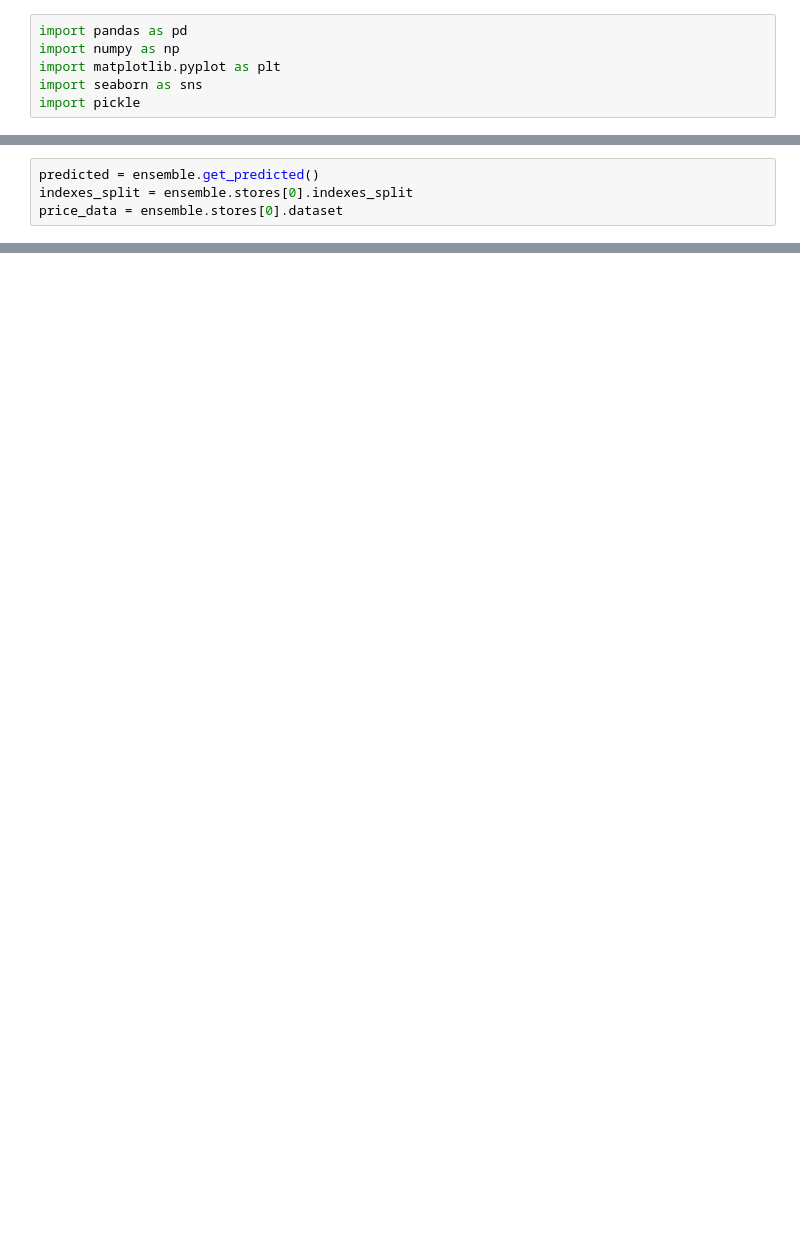
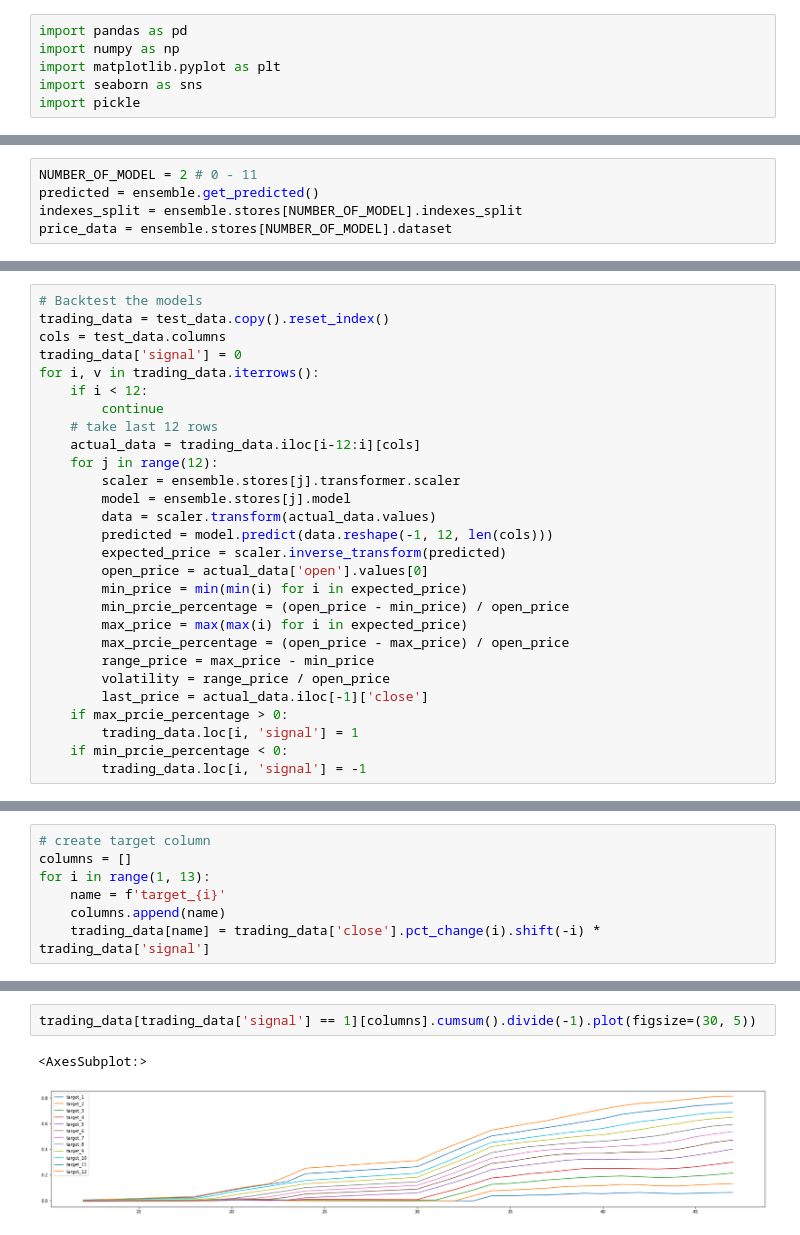
Before and after one commit to sergio12S/quant-AI, a Jupyter notebook: analyse_rnn.ipynb, the cells around one changed output, grey strips where cells are left out. Cells and saved outputs as stored; diff of their text form; blank space fills up the shorter version.

Commit message:
extract signal from deep learnig model RNN

```diff
--- a/analyse_rnn.ipynb
+++ b/analyse_rnn.ipynb
@@ -17,8 +17,9 @@ Skipping registering GPU devices...
 To enable them in other operations, rebuild TensorFlow with the appropriate compiler flags.
 # %%
+NUMBER_OF_MODEL = 2 # 0 - 11
 predicted = ensemble.get_predicted()
-indexes_split = ensemble.stores[0].indexes_split
-price_data = ensemble.stores[0].dataset
+indexes_split = ensemble.stores[NUMBER_OF_MODEL].indexes_split
+price_data = ensemble.stores[NUMBER_OF_MODEL].dataset
 # %%
 train_data = price_data[price_data.index.isin(indexes_split[0])]
 test_data = price_data[price_data.index.isin(indexes_split[1])]
@@ -42,0 +70,28 @@ fig.show()
+# %%
+# Backtest the models
+trading_data = test_data.copy().reset_index()
+cols = test_data.columns
+trading_data['signal'] = 0
+for i, v in trading_data.iterrows():
+    if i < 12:
+        continue
+    # take last 12 rows
+    actual_data = trading_data.iloc[i-12:i][cols]
+    for j in range(12):
+        scaler = ensemble.stores[j].transformer.scaler
+        model = ensemble.stores[j].model
+        data = scaler.transform(actual_data.values)
+        predicted = model.predict(data.reshape(-1, 12, len(cols)))
+        expected_price = scaler.inverse_transform(predicted)
+        open_price = actual_data['open'].values[0]
+        min_price = min(min(i) for i in expected_price)
+        min_prcie_percentage = (open_price - min_price) / open_price
+        max_price = max(max(i) for i in expected_price)
+        max_prcie_percentage = (open_price - max_price) / open_price
+        range_price = max_price - min_price
+        volatility = range_price / open_price
+        last_price = actual_data.iloc[-1]['close']
+    if max_prcie_percentage > 0:
+        trading_data.loc[i, 'signal'] = 1
+    if min_prcie_percentage < 0:
+        trading_data.loc[i, 'signal'] = -1
@@ -42,0 +116,7 @@ fig.show()
+# %%
+# create target column
+columns = []
+for i in range(1, 13):
+    name = f'target_{i}'
+    columns.append(name)
+    trading_data[name] = trading_data['close'].pct_change(i).shift(-i) * trading_data['signal']
@@ -42,0 +143,5 @@ fig.show()
+# %%
+trading_data[trading_data['signal'] == 1][columns].cumsum().divide(-1).plot(figsize=(30, 5))
+# %% [output]
+<AxesSubplot:>
+[figure, added]
```
Also changed, not shown: parts of 7 cells of this notebook, 3 other files.
